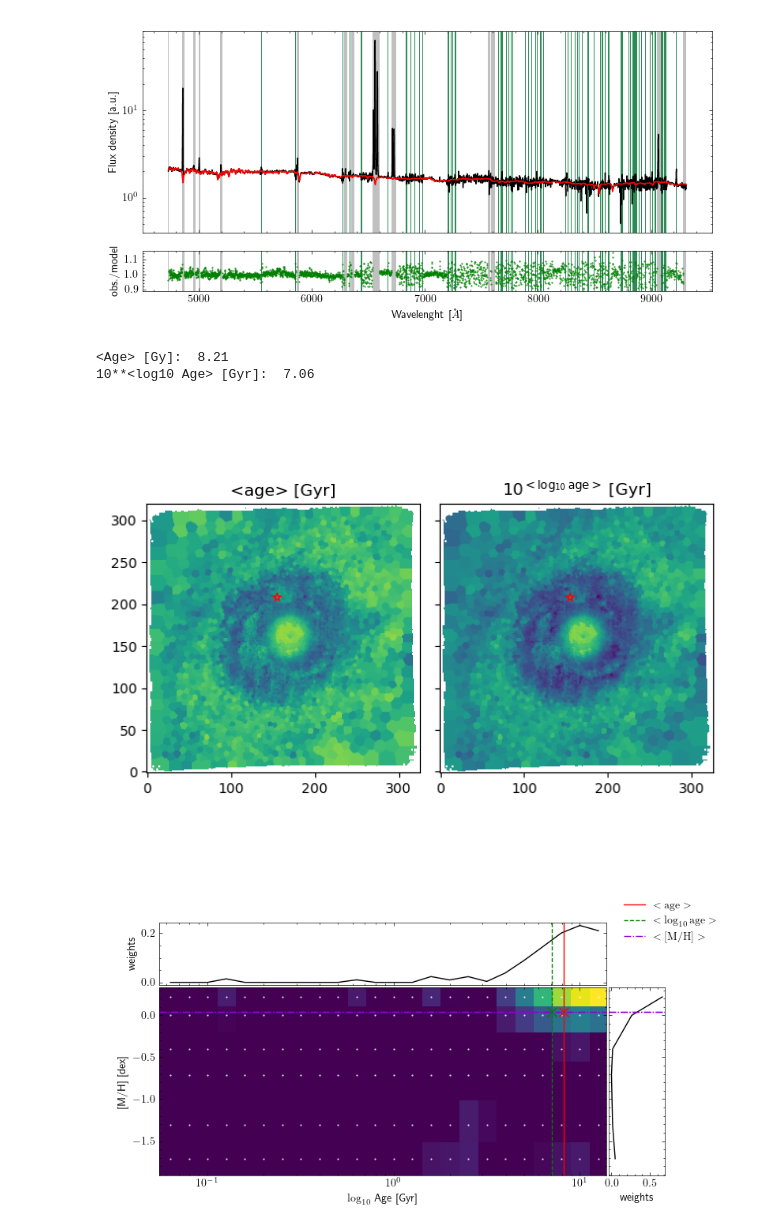
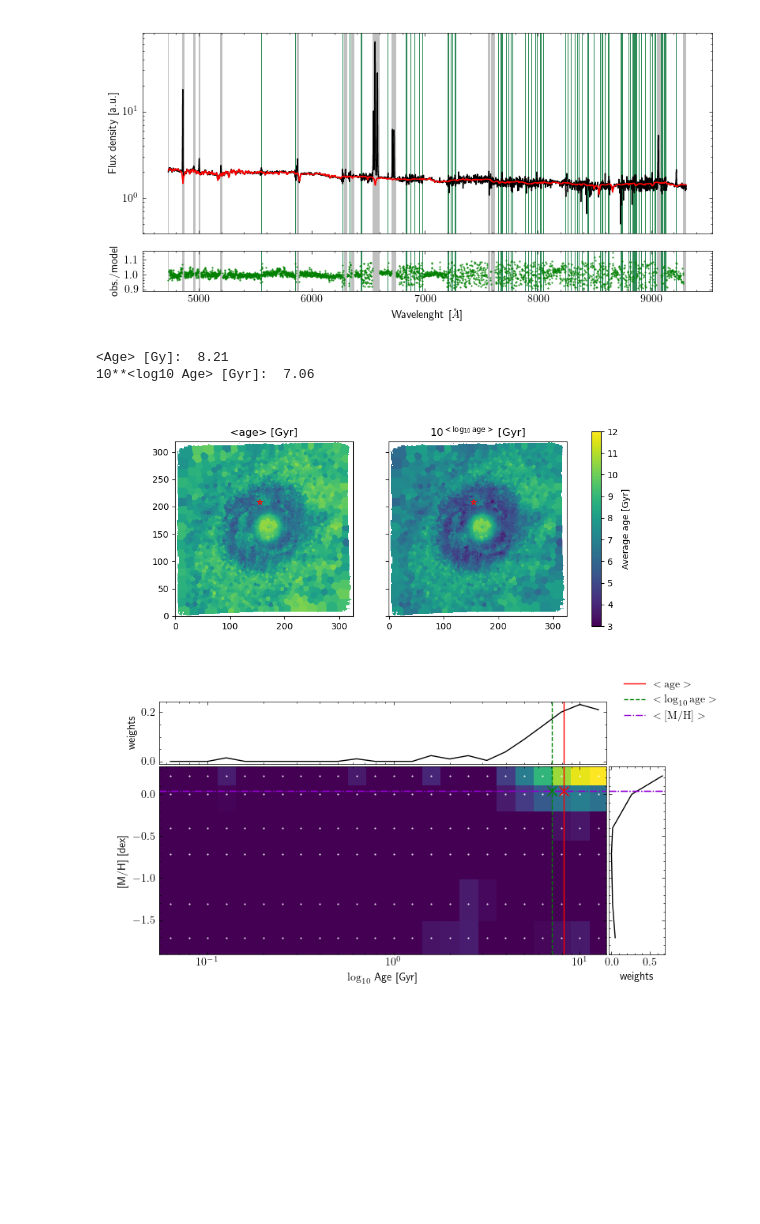
Before and after one commit to luizsl/workflow, a Jupyter notebook: analysis/miscellaneous/stelpop_ngc1097.ipynb, the cells around one changed output. Cells and saved outputs as stored; diff of their text form; code cells hidden in the pictures; blank space fills up the shorter version.

```diff
--- a/analysis/miscellaneous/stelpop_ngc1097.ipynb
+++ b/analysis/miscellaneous/stelpop_ngc1097.ipynb
@@ -221,35 +221,39 @@ with plt.style.context('science'):
 # %%
 # print(weights_miles.shape)
 # print(age_grid.ravel()[None, None, :].shape)
-fig, ax = plt.subplots(1, 2, tight_layout=True, sharex=True, sharey=True)
+fig, ax = plt.subplots(1, 2, sharex=True, sharey=True, figsize=(10, 4))
 
 vmin = 3
 vmax = 12
 
 a = np.nansum(weights_miles * age_grid.ravel()[:, None, None], 0)
 b = np.nansum(weights_miles, 0)
 mean_age = a/b
-ax[0].imshow(mean_age, origin='lower', vmin=vmin, vmax=vmax)
+
+im0 = ax[0].imshow(mean_age, origin='lower', vmin=vmin, vmax=vmax)
 ax[0].scatter(*reversed(position), marker ='*', facecolors='none', edgecolors='r')
 ax[0].set_title(r'<age> [Gyr]')
 
 a = np.nansum(weights_miles * np.log10(age_grid.ravel()*1e9)[:, None, None], 0)
 b = np.nansum(weights_miles, 0)
 mean_log10_age = a/b
 # ax[1].imshow(mean_log10_age, origin='lower', vmin=None, vmax=None)
 # ax[1].scatter(*reversed(position), marker ='*', facecolors='none', edgecolors='r')
 # ax[1].set_title(r'<$\log_{10}$ age> [yr]')
 
 ax[1].imshow(10**(mean_log10_age-9), origin='lower', vmin=vmin, vmax=vmax)
 ax[1].scatter(*reversed(position), marker ='*', facecolors='none', edgecolors='r')
 ax[1].set_title(r'$10^{<\log_{10} \rm{age}>}$ [Gyr]')
 
+cbar0 = plt.colorbar(im0, ax=ax[:])
+cbar0.set_label(r'Average age [Gyr]')
+
 print(f'<Age> [Gy]: {mean_age[position]: .2f}')
 print(f'10**<log10 Age> [Gyr]: {10**(mean_log10_age[position] - 9): .2f}')
 # %% [output]
 <Age> [Gy]:  8.21
 10**<log10 Age> [Gyr]:  7.06
-[figure, old version]
+[figure, new version]
 # %%
 with plt.style.context('science'):
     fig = plt.figure(figsize=(8, 4))
```
Also changed, not shown: 7 other files.
